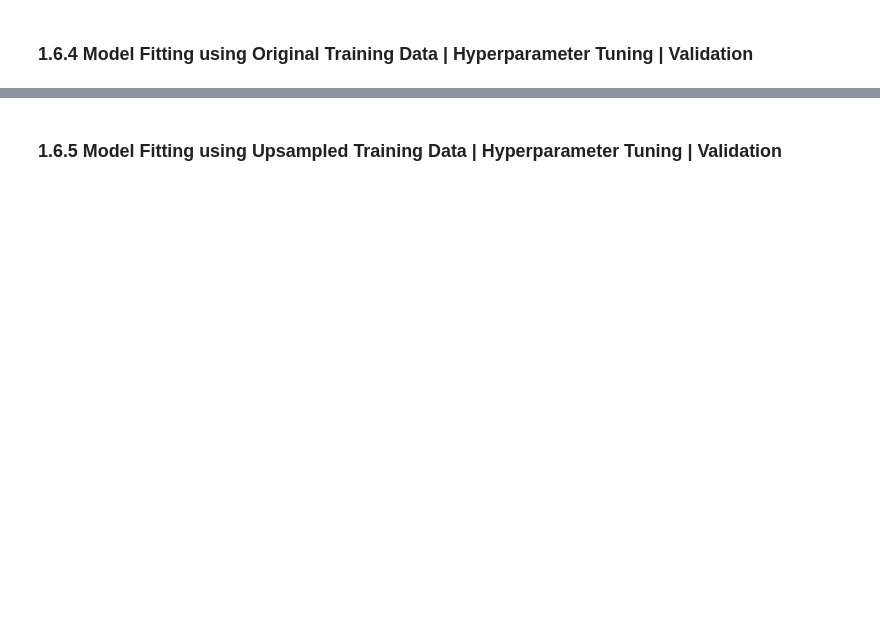
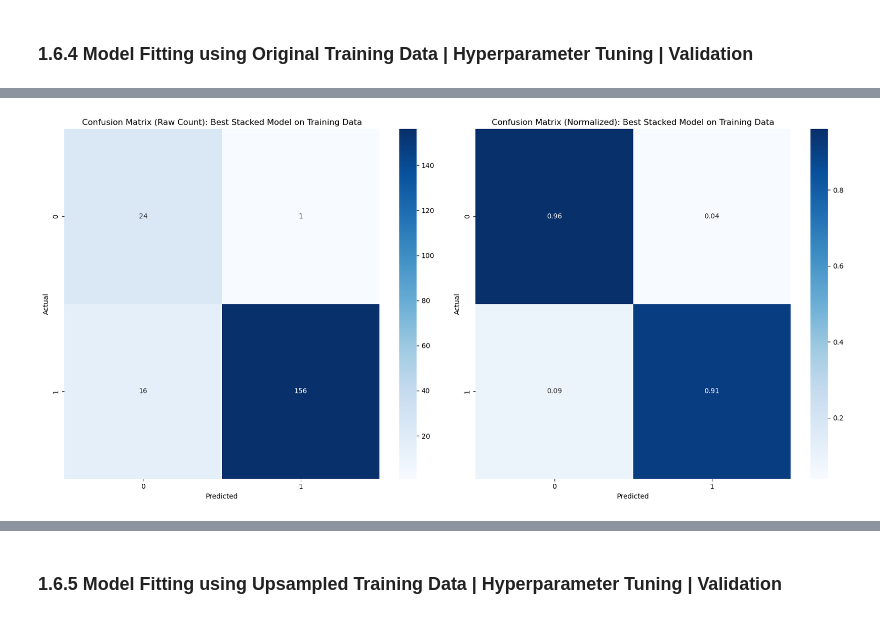
Before and after one commit to JohnPaulinePineda/Portfolio_Project_54, a Jupyter notebook: codes/EstimatingLungCancerProbabilitiesFromDemographicFactorsAndBehavioralIndicators.ipynb, the cells around one changed output, grey strips where cells are left out. Cells and saved outputs as stored; diff of their text form; code cells hidden in the pictures; blank space fills up the shorter version.

```diff
--- a/codes/EstimatingLungCancerProbabilitiesFromDemographicFactorsAndBehavioralIndicators.ipynb
+++ b/codes/EstimatingLungCancerProbabilitiesFromDemographicFactorsAndBehavioralIndicators.ipynb
@@ -1171,2 +1245,13 @@ balanced_class_grid_search = GridSearchCV(pipeline,
+# %%
+##################################
+# Setting up the GridSearchCV with 5-fold cross-validation
+# and using F1 score as the model evaluation metric
+##################################
+stacked_unbalanced_class_grid_search = GridSearchCV(estimator=stacked_unbalanced_class_pipeline,
+                                                    param_grid=stacked_unbalanced_class_hyperparameter_grid,
+                                                    scoring='f1',
+                                                    cv=5,
+                                                    n_jobs=-1,
+                                                    verbose=1)
 # %% [markdown]
 ### 1.6.4 Model Fitting using Original Training Data | Hyperparameter Tuning | Validation <a class="anchor" id="1.6.4"></a>
@@ -1266,0 +1445,6 @@ plt.show()
+# %%
+##################################
+# Fitting the model on the
+# original training data
+##################################
+stacked_unbalanced_class_grid_search.fit(X_train, y_train)
@@ -1266,0 +1471,5 @@ plt.show()
+# %%
+##################################
+# Identifying the best model
+##################################
+stacked_unbalanced_class_best_model_original = stacked_unbalanced_class_grid_search.best_estimator_
@@ -1266,0 +1515,21 @@ plt.show()
+# %%
+##################################
+# Formulating the raw and normalized
+# confusion matrices
+# from the training data
+##################################
+cm_raw = confusion_matrix(y_train, stacked_unbalanced_class_best_model_original.predict(X_train))
+cm_normalized = confusion_matrix(y_train, stacked_unbalanced_class_best_model_original.predict(X_train), normalize='true')
+fig, ax = plt.subplots(1, 2, figsize=(17, 8))
+sns.heatmap(cm_raw, annot=True, fmt='d', cmap='Blues', ax=ax[0])
+ax[0].set_title('Confusion Matrix (Raw Count): Best Stacked Model on Training Data')
+ax[0].set_xlabel('Predicted')
+ax[0].set_ylabel('Actual')
+sns.heatmap(cm_normalized, annot=True, fmt='.2f', cmap='Blues', ax=ax[1])
+ax[1].set_title('Confusion Matrix (Normalized): Best Stacked Model on Training Data')
+ax[1].set_xlabel('Predicted')
+ax[1].set_ylabel('Actual')
+plt.tight_layout()
+plt.show()
+# %% [output]
+[figure, added]
```
Also changed, not shown: parts of 47 cells of this notebook, 4 other files.
